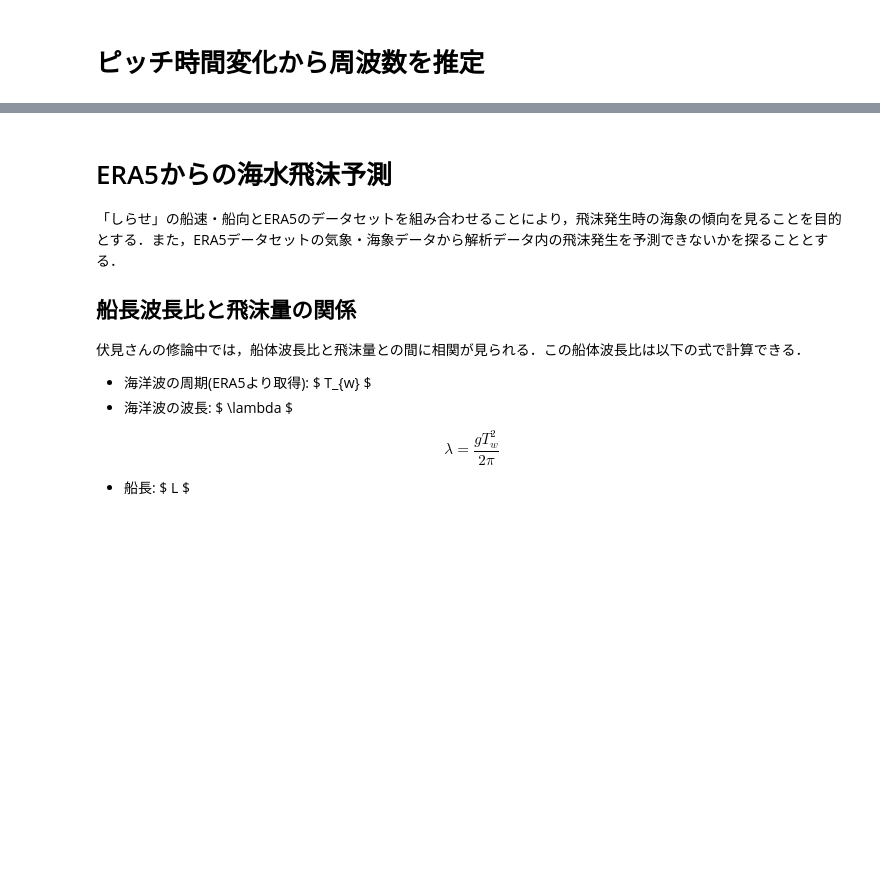
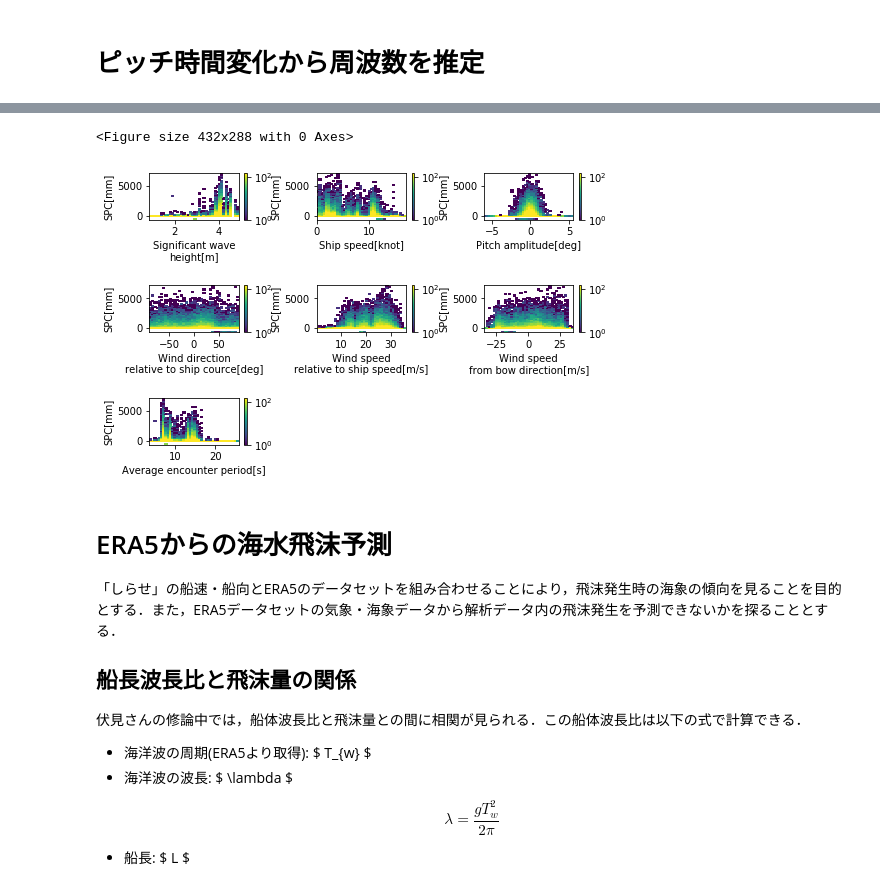
Before and after one commit to supikiti/soturon, a Jupyter notebook: shirase_makedata.ipynb, the cells around one changed output, grey strips where cells are left out. Cells and saved outputs as stored; diff of their text form; code cells hidden in the pictures; blank space fills up the shorter version.

```diff
--- a/shirase_makedata.ipynb
+++ b/shirase_makedata.ipynb
@@ -300,29 +314,30 @@ spc_data = df_resampled['SPC_flux[mm]']
 for_2dhist_plot = [ 'Significant wave\nheight[m]', 'Ship speed[knot]', 'Pitch amplitude[deg]',
                      'Wind direction\nrelative to ship cource[deg]', 'Wind speed\nrelative to ship speed[m/s]', 'Wind speed\nfrom bow direction[m/s]',
                           'Average encounter period[s]']
-extracted_data = ['swh', 'Speed[knot]', 'ピッチ (度)', 'Relative wind direction[deg]',
-                           'Relative wind speed[m/s]', 'Relative wind speed[m/s]_y', 'encounter cycle']
+extracted_data = ['swh', 'Speed[knot]', 'ピッチ (度)', 'Relative_wind_direction[deg]',
+                           'Relative wind speed[m/s]', 'relative_wind_y', 'encounter cycle']
-# %%
-df_resampled['Relative wind direction[deg]'] = df_resampled['Relative wind direction[deg]'] - 90
 # %%
 from matplotlib import rcParams,colors
 
 num=2
 plt.subplots_adjust(wspace=0.2, hspace=13)
 rcParams.update({'font.size': 10})
 fig = plt.figure(figsize=(8, 5), facecolor='w', edgecolor='k')
 
 for i, col in enumerate(extracted_data):
     plt.subplot(3, 3, i+1)
     plt.subplots_adjust(wspace=0.5, hspace=1.4)
     plt.hist2d(df_resampled[col], spc_data,
                    bins=40, norm=colors.LogNorm(vmin=1, vmax=150))
     plt.xlabel(for_2dhist_plot[i])
     plt.ylabel('SPC[mm]')
     plt.colorbar()
-    plt.ylim([0, 50])
-plt.savefig("./dataset/cruise/jare60/2dhist_shirase.png")
+    #plt.ylim([0, 50])
+plt.savefig("./2dhist_shirase.png")
 plt.show()
+# %% [output]
+<Figure size 432x288 with 0 Axes>
+[figure, added]
 # %% [markdown]
 # ERA5からの海水飛沫予測
 
```
Also changed, not shown: parts of 88 cells of this notebook, 6 other files.
